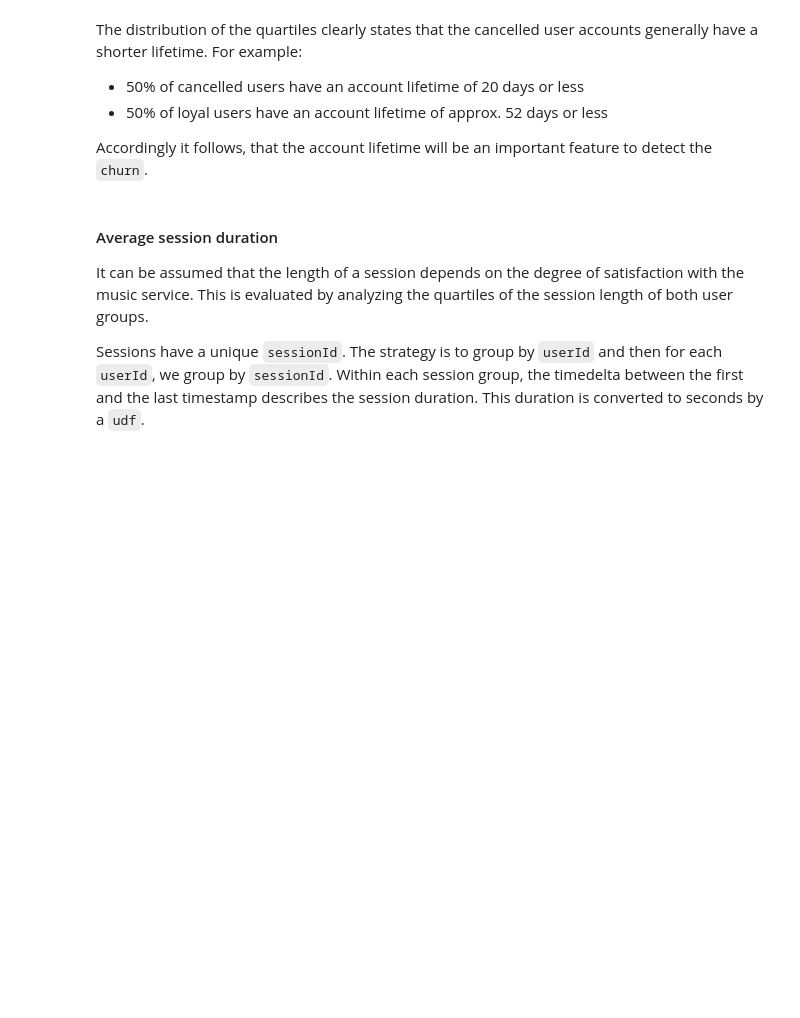
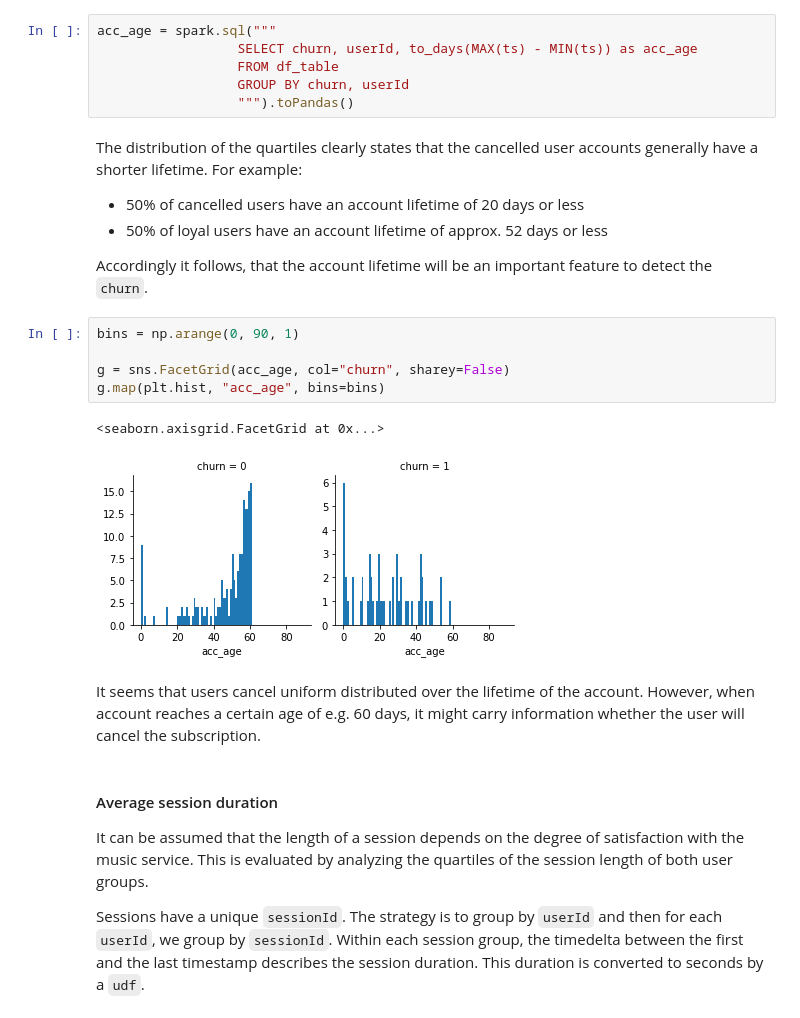
Before and after one commit to philippmarcus/dsnd-sparkify, a Jupyter notebook: Sparkify.ipynb, the cells around one changed output. Drawn from its saved outputs; the diff is of its cells as text; blank space fills up the shorter version.

```diff
--- a/Sparkify.ipynb
+++ b/Sparkify.ipynb
@@ -518,12 +544,28 @@ sns.barplot(y='Value', x='Ntiles', hue='User Category', data = ntiles_pd)
 # %% [output]
 <matplotlib.axes._subplots.AxesSubplot at 0x...>
 [figure]
+# %%
+acc_age = spark.sql("""
+                  SELECT churn, userId, to_days(MAX(ts) - MIN(ts)) as acc_age
+                  FROM df_table
+                  GROUP BY churn, userId
+                  """).toPandas()
 # %% [markdown]
 The distribution of the quartiles clearly states that the cancelled user accounts generally have a shorter lifetime. For example:
 - 50% of cancelled users have an account lifetime of 20 days or less
 - 50% of loyal users have an account lifetime of approx. 52 days or less
 
 Accordingly it follows, that the account lifetime will be an important feature to detect the `churn`.
+# %%
+bins = np.arange(0, 90, 1)
+
+g = sns.FacetGrid(acc_age, col="churn", sharey=False)
+g.map(plt.hist, "acc_age", bins=bins)
+# %% [output]
+<seaborn.axisgrid.FacetGrid at 0x...>
+[figure, added]
+# %% [markdown]
+It seems that users cancel uniform distributed over the lifetime of the account. However, when account reaches a certain age of e.g. 60 days, it might carry information whether the user will cancel the subscription.
 # %% [markdown]
 #### Average session duration
 
```
Also changed, not shown: parts of 57 cells of this notebook.
